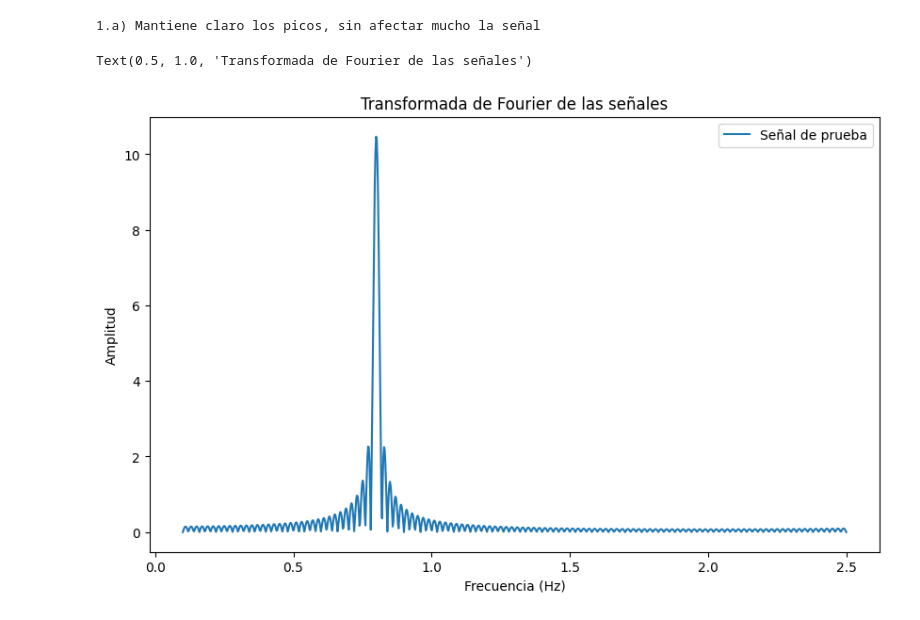
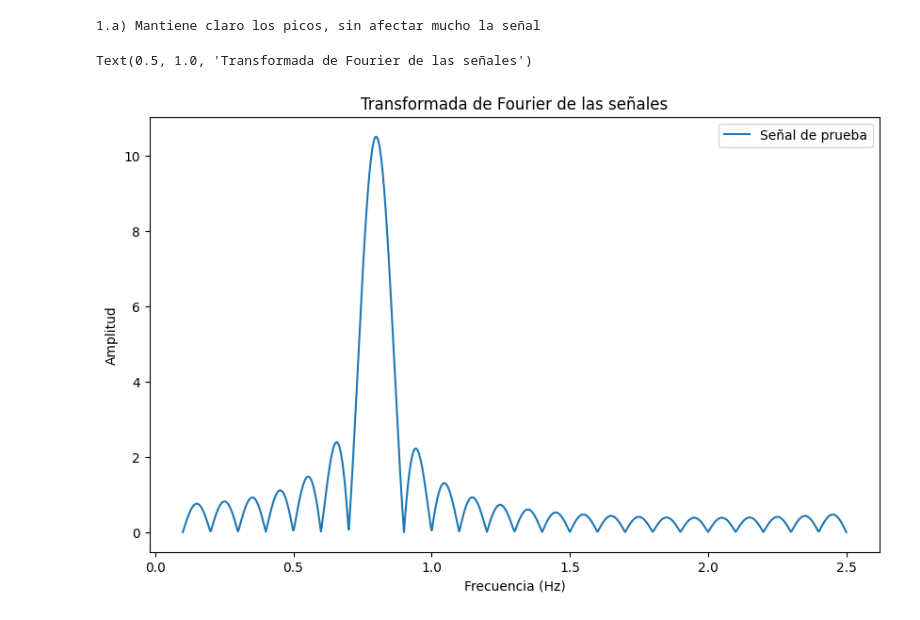
Before and after one commit to YeiferKmac/MetodosComputacionales2-G02, a Jupyter notebook: Tarea2.ipynb, the cells around one changed output. Cells and saved outputs as stored; diff of their text form; code cells hidden in the pictures.

```diff
--- a/Tarea2.ipynb
+++ b/Tarea2.ipynb
@@ -56,18 +56,18 @@ print("1.a) Mantiene claro los picos, sin afectar mucho la señal")
 # %% [output]
 1.a) Mantiene claro los picos, sin afectar mucho la señal
 # %%
-t3,y3 = datos_prueba(50,0.25,[21],[0.8])
+t3,y3 = datos_prueba(10,0.25,[21],[0.8])
 frecuencias_analisis = np.array(np.linspace(0.1,2.5,1000))
 ft_prueba = Fourier(t3, y3, frecuencias_analisis)
 plt.figure(figsize=(10, 6))
 plt.plot(frecuencias_analisis, np.abs(ft_prueba)/len(y3), label='Señal de prueba')
 plt.xlabel('Frecuencia (Hz)')
 plt.ylabel('Amplitud')
 plt.legend()
 plt.title('Transformada de Fourier de las señales')
 # %% [output]
 Text(0.5, 1.0, 'Transformada de Fourier de las señales')
-[figure, old version]
+[figure, new version]
 # %%
 len(frecuencias_analisis)
 # %% [output]
```
Also changed, not shown: parts of 7 cells of this notebook, 1 other file.
